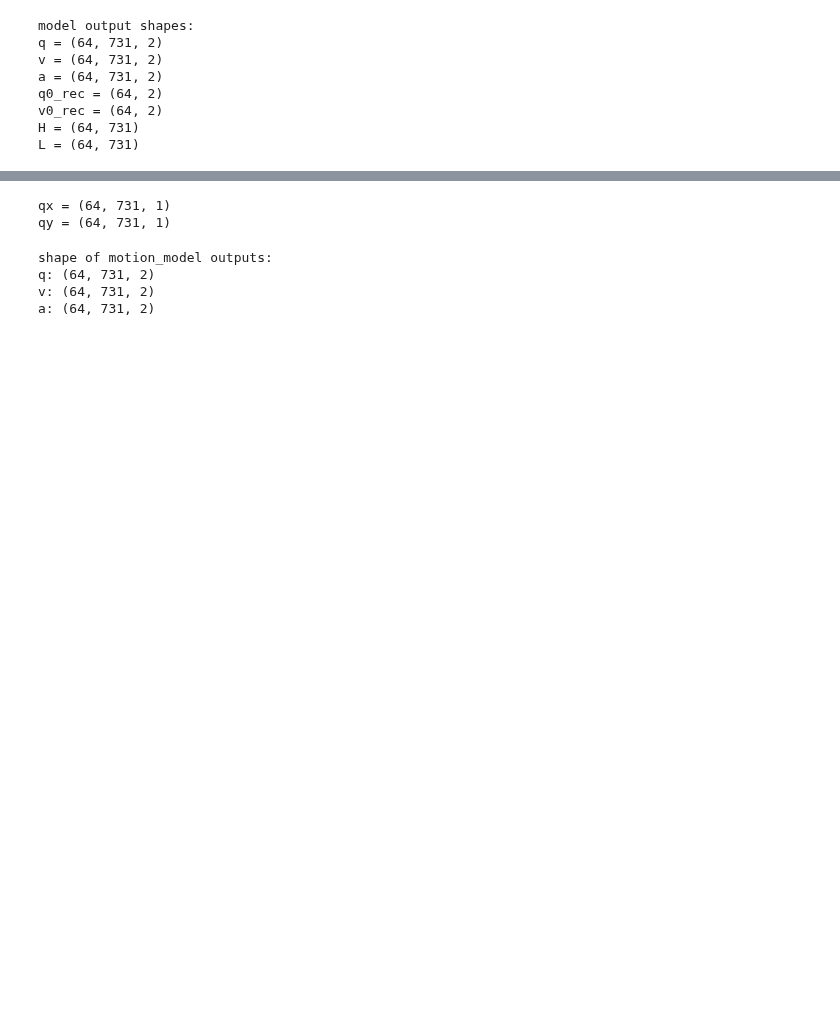
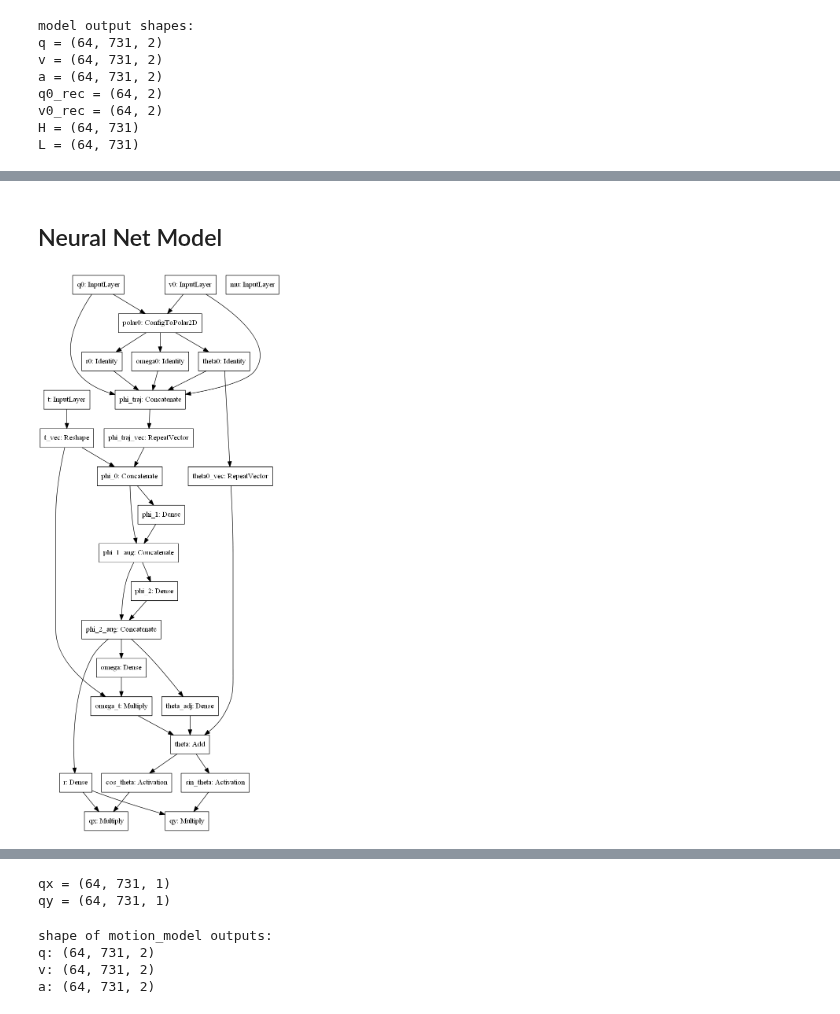
Before and after one commit to memanuel/IACS-n-body, a Jupyter notebook: src/two-body-restricted.ipynb, the cells around one changed output, grey strips where cells are left out. Cells and saved outputs as stored; diff of their text form; code cells hidden in the pictures; blank space fills up the shorter version.

```diff
--- a/src/two-body-restricted.ipynb
+++ b/src/two-body-restricted.ipynb
@@ -494,5 +362,11 @@ def make_model_r2bc_nn(hidden_sizes, skip_layers=True, traj_size: int = 731):
+# %% [markdown]
+## Neural Net Model
 # %%
-position_model_nn = make_position_model_r2bc_nn([64])
+position_model_nn = make_position_model_r2bc_nn([64, 16])
+# %%
+keras.utils.plot_model(position_model_nn)
+# %% [output]
+[figure, added]
 # %%
 position_model_nn.summary()
 # %% [output]
```
Also changed, not shown: parts of 35 cells of this notebook, 4 other files.
